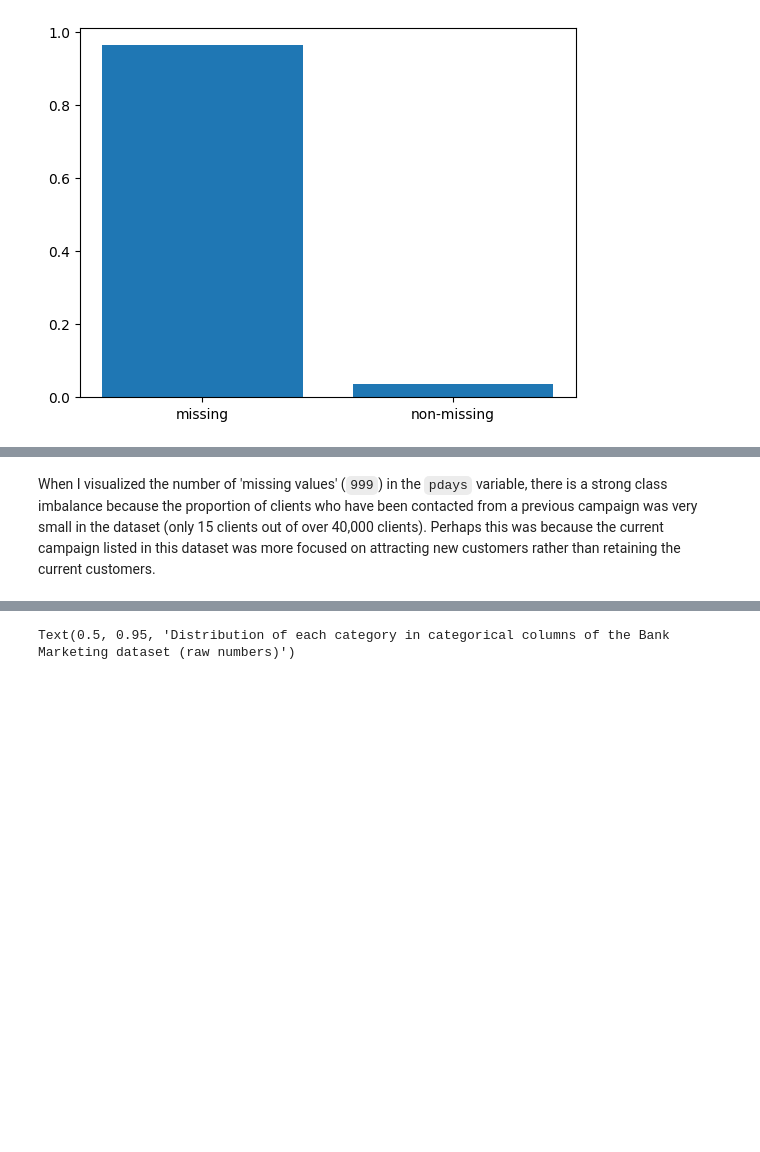
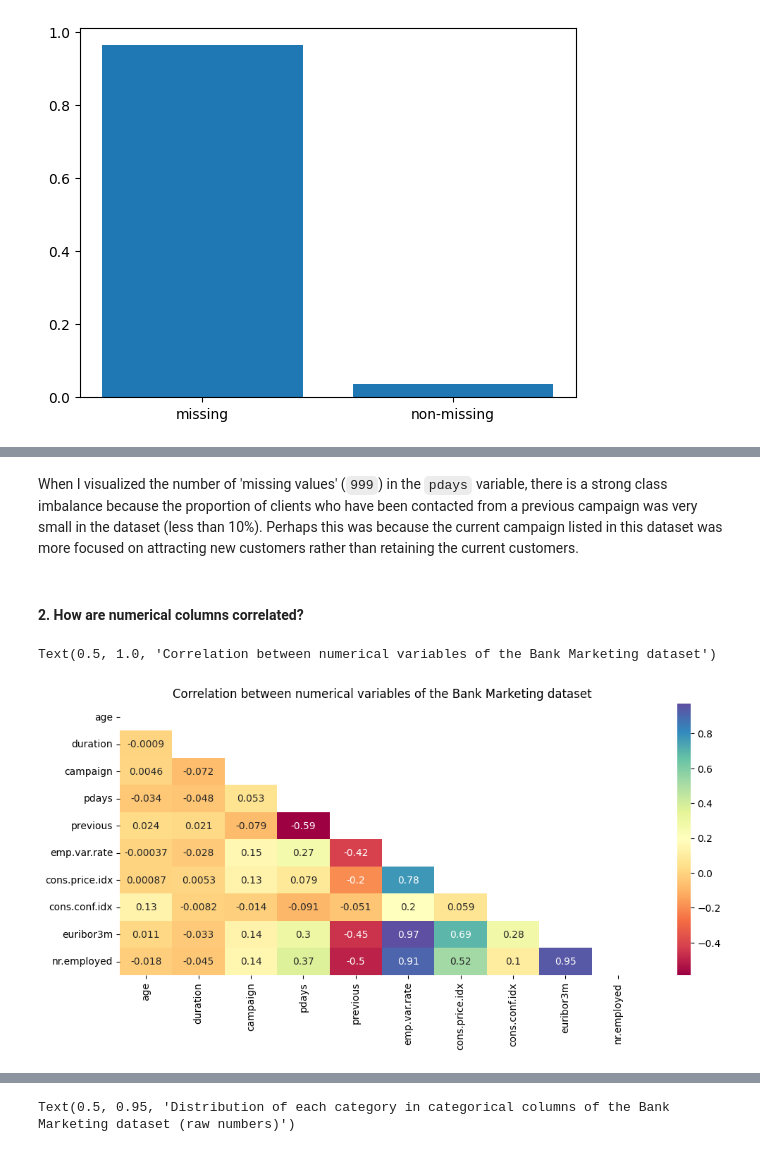
Before and after one commit to thaianle/bank-marketing, a Jupyter notebook: bank-marketing.ipynb, the cells around one changed output, grey strips where cells are left out. Drawn from its saved outputs; the diff is of its cells as text; code cells hidden in the pictures; blank space fills up the shorter version.

Commit message:
Preprocess for ML and split the data

````diff
--- a/bank-marketing.ipynb
+++ b/bank-marketing.ipynb
@@ -198,12 +202,12 @@ bank_marketing.shape
 # %% [markdown]
 #### 1. What is the distribution of each numerical column?
 # %%
-numerical_col_list = [bank_marketing.describe().columns.tolist()] # keep a list of numerical columns
+numerical_col_list = bank_marketing.describe().columns.tolist() # keep a list of numerical columns
 fig, ax = plt.subplots(nrows = 2, ncols = 5, figsize = (13, 7))
 
 # The counter method: https://www.kaggle.com/code/aleksandradeis/bank-marketing-analysis/notebook
 counter = 0
-for var in numerical_col_list[0]:
+for var in numerical_col_list:
     ax[counter // 5][counter % 5].hist(bank_marketing[var])
     ax[counter // 5][counter % 5].set_title(var)
     counter += 1
@@ -294,2 +297,14 @@ bank_marketing[bank_marketing['pdays'] == 0]
 # %% [markdown]
-When I visualized the number of 'missing values' (```999```) in the ```pdays``` variable, there is a strong class imbalance because the proportion of clients who have been contacted from a previous campaign was very small in the dataset (only 15 clients out of over 40,000 clients). Perhaps this was because the current campaign listed in this dataset was more focused on attracting new customers rather than retaining the current customers.
+When I visualized the number of 'missing values' (```999```) in the ```pdays``` variable, there is a strong class imbalance because the proportion of clients who have been contacted from a previous campaign was very small in the dataset (less than 10%). Perhaps this was because the current campaign listed in this dataset was more focused on attracting new customers rather than retaining the current customers.
+# %% [markdown]
+#### 2. How are numerical columns correlated?
+# %%
+# Check the correlation between selected numerical columns
+bank_marketing_corr = bank_marketing[numerical_col_list].corr()
+plt.figure(figsize = (12, 5))
+sns.heatmap(data = bank_marketing_corr, mask = np.triu(bank_marketing_corr), cmap = 'Spectral', annot = True)
+# Used np.triu to show only the lower triangle of the correlation graph
+plt.title('Correlation between numerical variables of the Bank Marketing dataset')
+# %% [output]
+Text(0.5, 1.0, 'Correlation between numerical variables of the Bank Marketing dataset')
+[figure, added]
````
Also changed, not shown: parts of 15 cells of this notebook.
